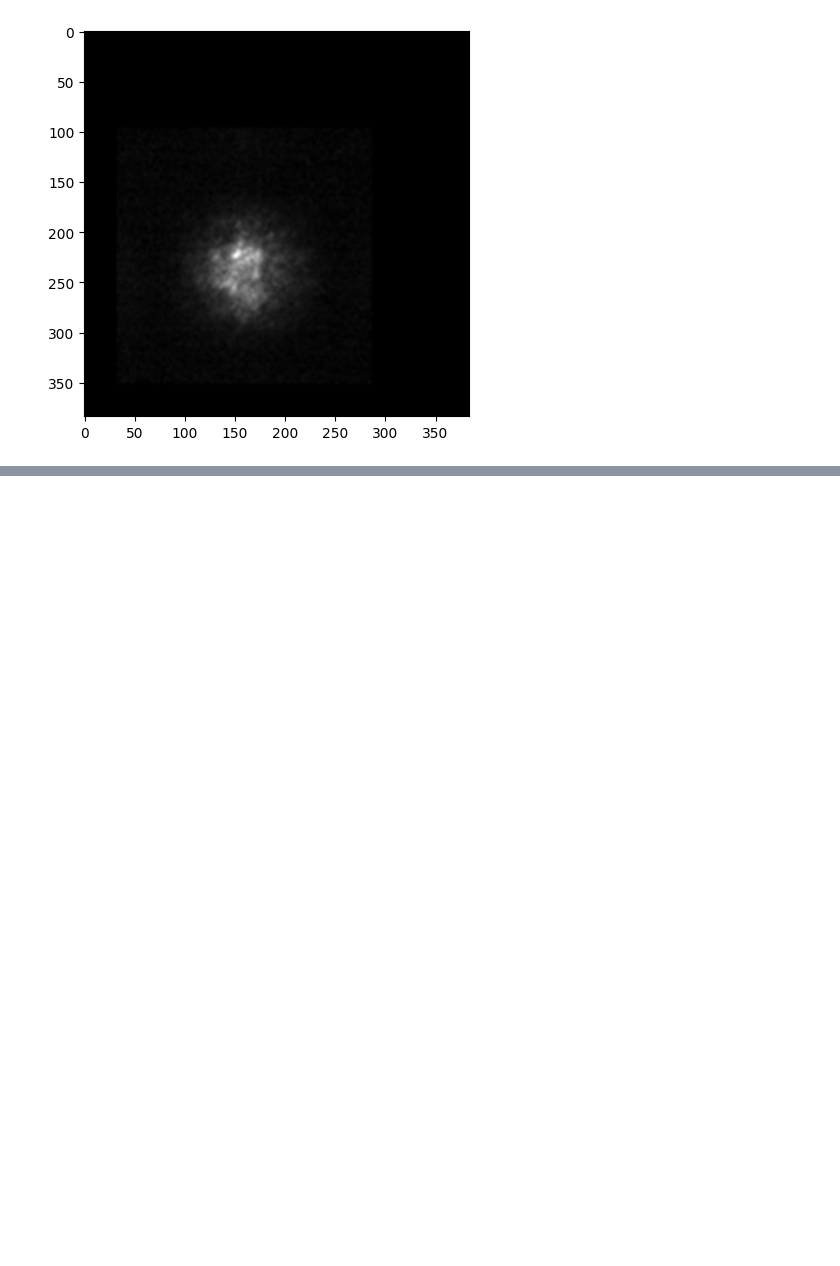
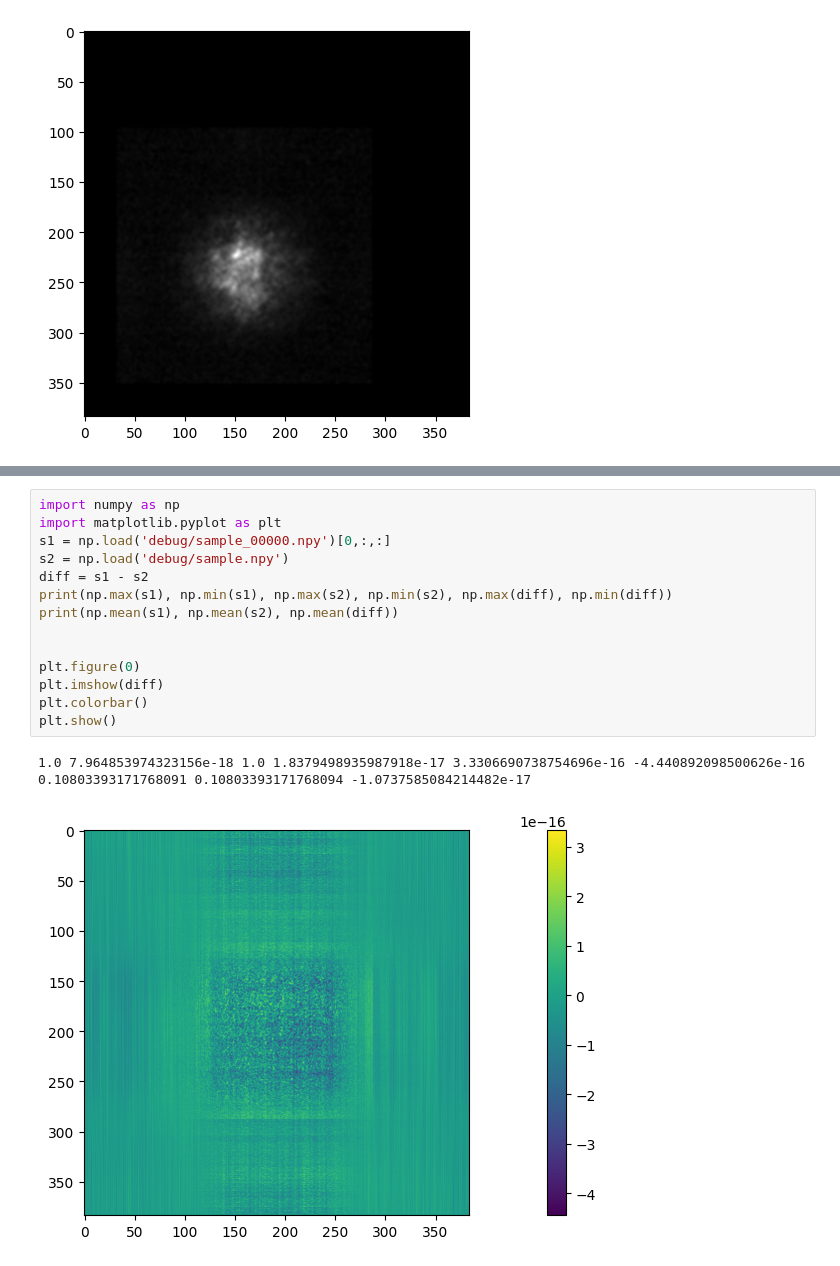
Before and after one commit to weinaike/CenterNet, a Jupyter notebook: src/show.ipynb, the cells around one changed output, grey strips where cells are left out. Drawn from its saved outputs; the diff is of its cells as text; blank space fills up the shorter version.

```diff
--- a/src/show.ipynb
+++ b/src/show.ipynb
@@ -501,0 +414,18 @@ IndexError: list index out of range
+# %%
+import numpy as np
+import matplotlib.pyplot as plt
+s1 = np.load('debug/sample_00000.npy')[0,:,:]
+s2 = np.load('debug/sample.npy')
+diff = s1 - s2
+print(np.max(s1), np.min(s1), np.max(s2), np.min(s2), np.max(diff), np.min(diff))
+print(np.mean(s1), np.mean(s2), np.mean(diff))
+
+
+plt.figure(0)
+plt.imshow(diff)
+plt.colorbar()
+plt.show()
+# %% [output]
+1.0 7.964853974323156e-18 1.0 1.8379498935987918e-17 3.3306690738754696e-16 -4.440892098500626e-16
+0.10803393171768091 0.10803393171768094 -1.0737585084214482e-17
+[figure, added]
```
Also changed, not shown: parts of 4 cells of this notebook, 13 other files.
